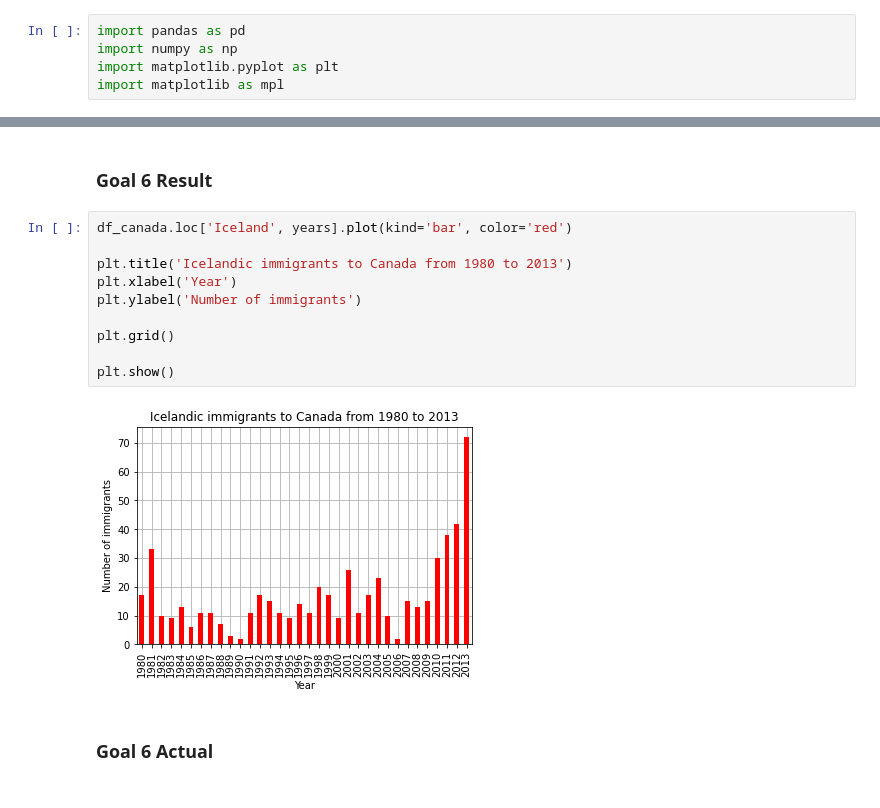
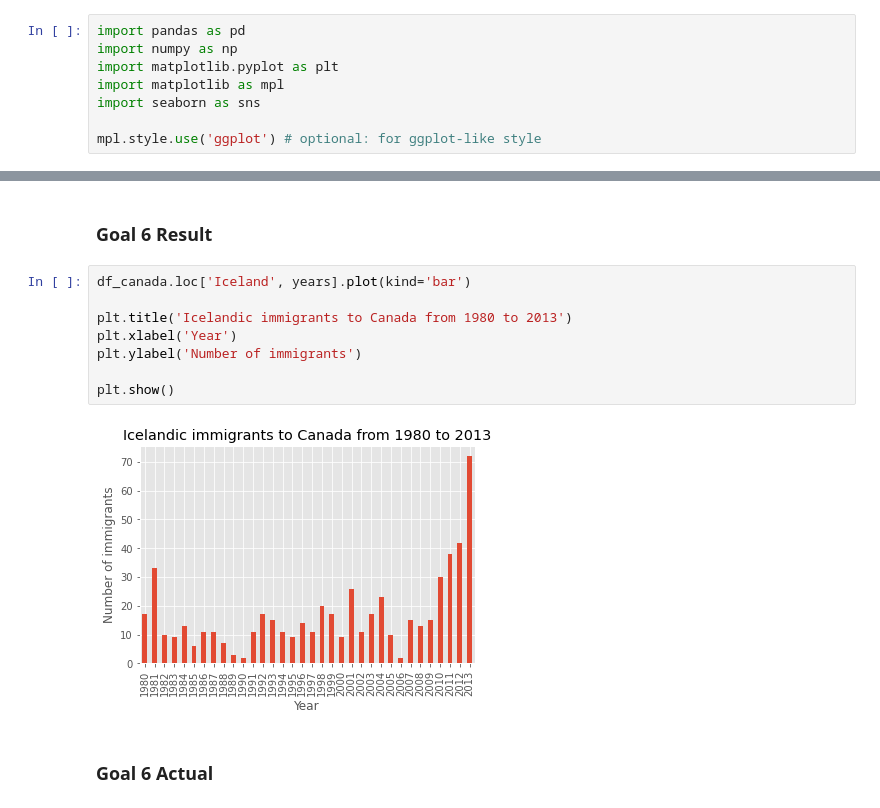
Before and after one commit to mpb312/matplotlib_coursera, a Jupyter notebook: my_practice.ipynb, the cells around one changed output, grey strips where cells are left out. Cells and saved outputs as stored; diff of their text form.

```diff
--- a/my_practice.ipynb
+++ b/my_practice.ipynb
@@ -3,6 +3,9 @@ import pandas as pd
 import numpy as np
 import matplotlib.pyplot as plt
 import matplotlib as mpl
+import seaborn as sns
+
+mpl.style.use('ggplot') # optional: for ggplot-like style
 # %% [markdown]
 ## Week 1
 # %% [markdown]
@@ -170,17 +172,15 @@ plt.show()
 # %% [markdown]
 ### Goal 6 Result
 # %%
-df_canada.loc['Iceland', years].plot(kind='bar', color='red')
+df_canada.loc['Iceland', years].plot(kind='bar')
 
 plt.title('Icelandic immigrants to Canada from 1980 to 2013')
 plt.xlabel('Year')
 plt.ylabel('Number of immigrants')
 
-plt.grid()
-
 plt.show()
 # %% [output]
-[figure, old version]
+[figure, new version]
 # %% [markdown]
 ### Goal 6 Actual
 # %%
```
Also changed, not shown: parts of 20 cells of this notebook, 1 other file.
